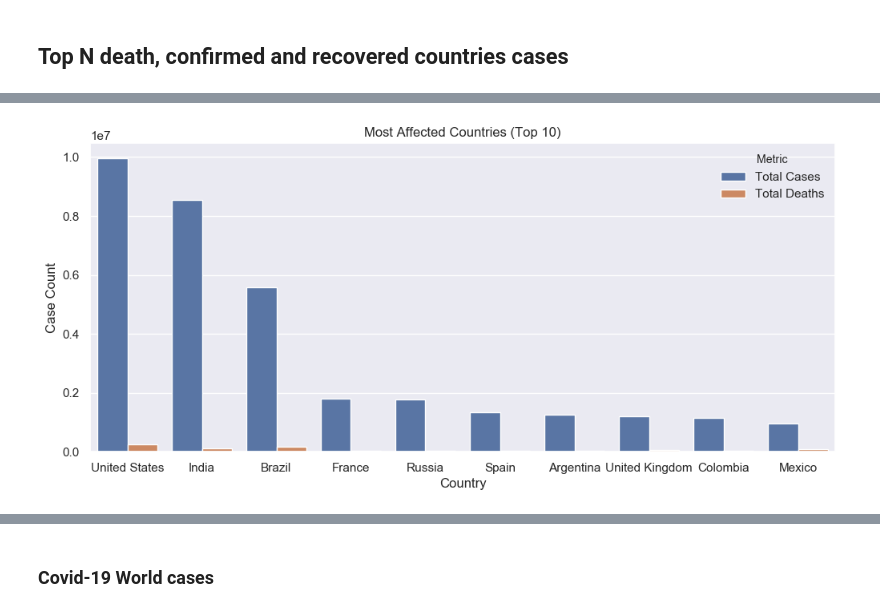
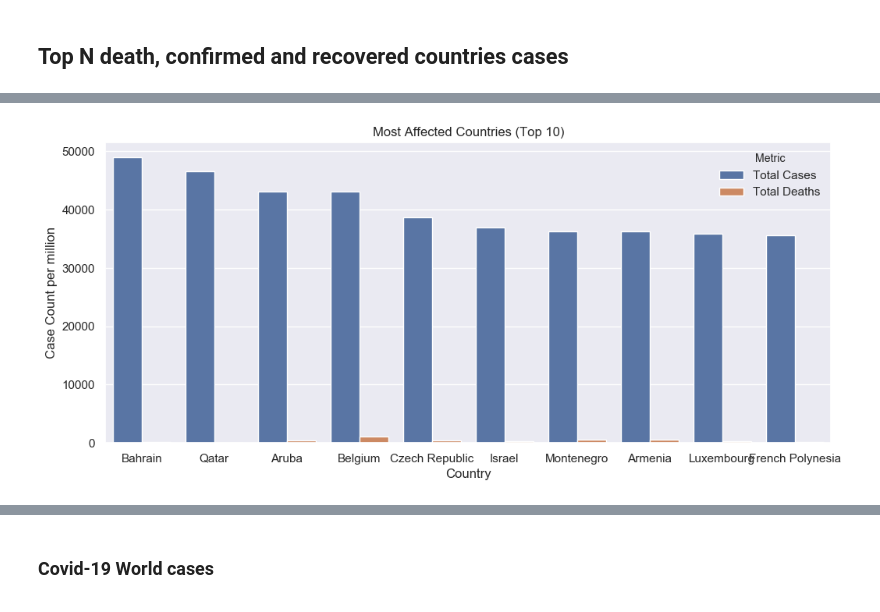
Before and after one commit to nbuzzano/challenge-01, a Jupyter notebook: assessment03/notebooks/covid-analysis.ipynb, the cells around one changed output, grey strips where cells are left out. Cells and saved outputs as stored; diff of their text form; code cells hidden in the pictures.

```diff
--- a/assessment03/notebooks/covid-analysis.ipynb
+++ b/assessment03/notebooks/covid-analysis.ipynb
@@ -174,9 +189,3 @@ for key in keys:
 [figure]
 # %% [markdown]
 ## Top N death, confirmed and recovered countries cases
-# %%
-total_cases = df_owid_covid.groupby('location')['new_cases'].sum()
-total_cases = total_cases.sort_values(ascending=False)
-
-most_affected_countries = total_cases[1:11].index # Top 10 Most Affected Countries
-most_affected_countries
@@ -187,8 +192,27 @@ Index([u'United States', u'India', u'Brazil', u'France', u'Russia', u'Spain',
 # %%
-cases = total_cases[1:11].values # Number of Cases in Top 10 Countries
+def plot_top_10(cases_key, deaths_key, y_title):
 
-total_deaths = df_owid_covid.groupby('location')['new_deaths'].sum()
-deaths = total_deaths[most_affected_countries].values # Number of Deaths in Top 10 Countries
+    total_cases = df_owid_covid.groupby('location')[cases_key].sum()
+    total_cases = total_cases.sort_values(ascending=False)
 
-cases_deaths_df = pd.DataFrame({'Country': most_affected_countries, 'Total Cases': cases, 'Total Deaths': deaths})
-print(cases_deaths_df)
+    most_affected_countries = total_cases[1:11].index # Top 10 Most Affected Countries
+    most_affected_countries
+
+    cases = total_cases[1:11].values # Number of Cases in Top 10 Countries
+
+    #=======#
+
+    total_deaths = df_owid_covid.groupby('location')[deaths_key].sum()
+    deaths = total_deaths[most_affected_countries].values # Number of Deaths in Top 10 Countries
+
+    cases_deaths_df = pd.DataFrame({'Country': most_affected_countries, 'Total Cases': cases, 'Total Deaths': deaths})
+
+    #=======#
+
+    plot_data = pd.melt(cases_deaths_df, id_vars = ['Country'],  value_vars=['Total Cases', 'Total Deaths'],
+                        var_name='Metric', value_name=y_title)
+
+    plt.figure(figsize=(12, 5))
+    sns.barplot(x="Country", hue="Metric", y=y_title, data=plot_data)
+    plt.title('Most Affected Countries (Top 10)')
+    plt.show()
@@ -207,9 +219,4 @@ print(cases_deaths_df)
-# %%
-plot_data = pd.melt(cases_deaths_df, id_vars = ['Country'],  value_vars=['Total Cases', 'Total Deaths'],
-                    var_name='Metric', value_name='Case Count')
-plt.figure(figsize=(12, 5))
-sns.barplot(x="Country", hue="Metric", y="Case Count", data=plot_data)
-plt.title('Most Affected Countries (Top 10)')
-plt.show()
-# %% [output]
-[figure, removed]
+# %%
+plot_top_10('new_cases_per_million', 'new_deaths_per_million', "Case Count per million")
+# %% [output]
+[figure, added]
```
Also changed, not shown: parts of 7 cells of this notebook, 4 other files.
